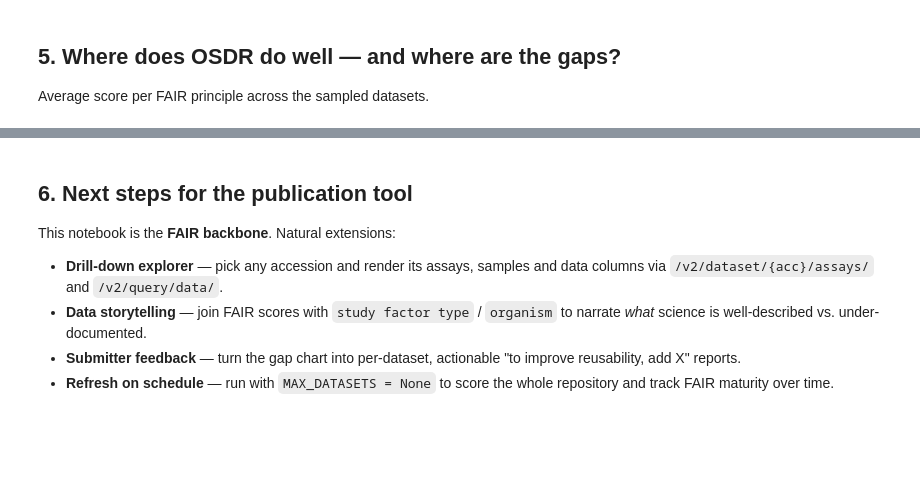
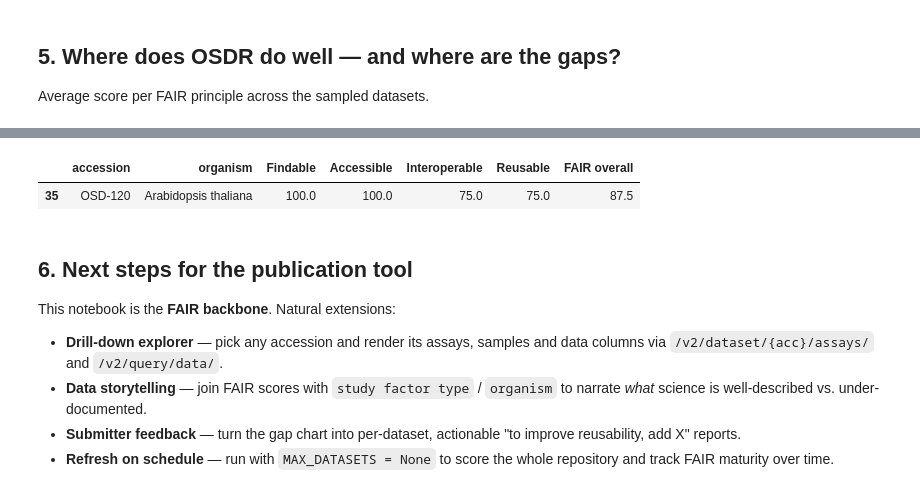
Before and after one commit to dr-richard-barker/OSDR_juypter_book.io, a Jupyter notebook: chapters/OSDR_FAIR_assessment.ipynb, the cells around one changed output, grey strips where cells are left out. Saved outputs shown, nothing was run; the diff lists cells and outputs as text; code cells hidden in the pictures; blank space fills up the shorter version.

```diff
--- a/chapters/OSDR_FAIR_assessment.ipynb
+++ b/chapters/OSDR_FAIR_assessment.ipynb
@@ -204,3 +275,9 @@ fig3.show()
+# %%
+# Spotlight the CARA hero dataset used throughout this book
+plant_df[plant_df["accession"] == "OSD-120"]
+# %% [output]
+|  | accession | organism | Findable | Accessible | Interoperable | Reusable | FAIR overall |
+| 35 | OSD-120 | Arabidopsis thaliana | 100.0 | 100.0 | 75.0 | 75.0 | 87.5 |
 # %% [markdown]
 ## 6. Next steps for the publication tool
 
```
Also changed, not shown: parts of 4 cells of this notebook, 2 other files.
